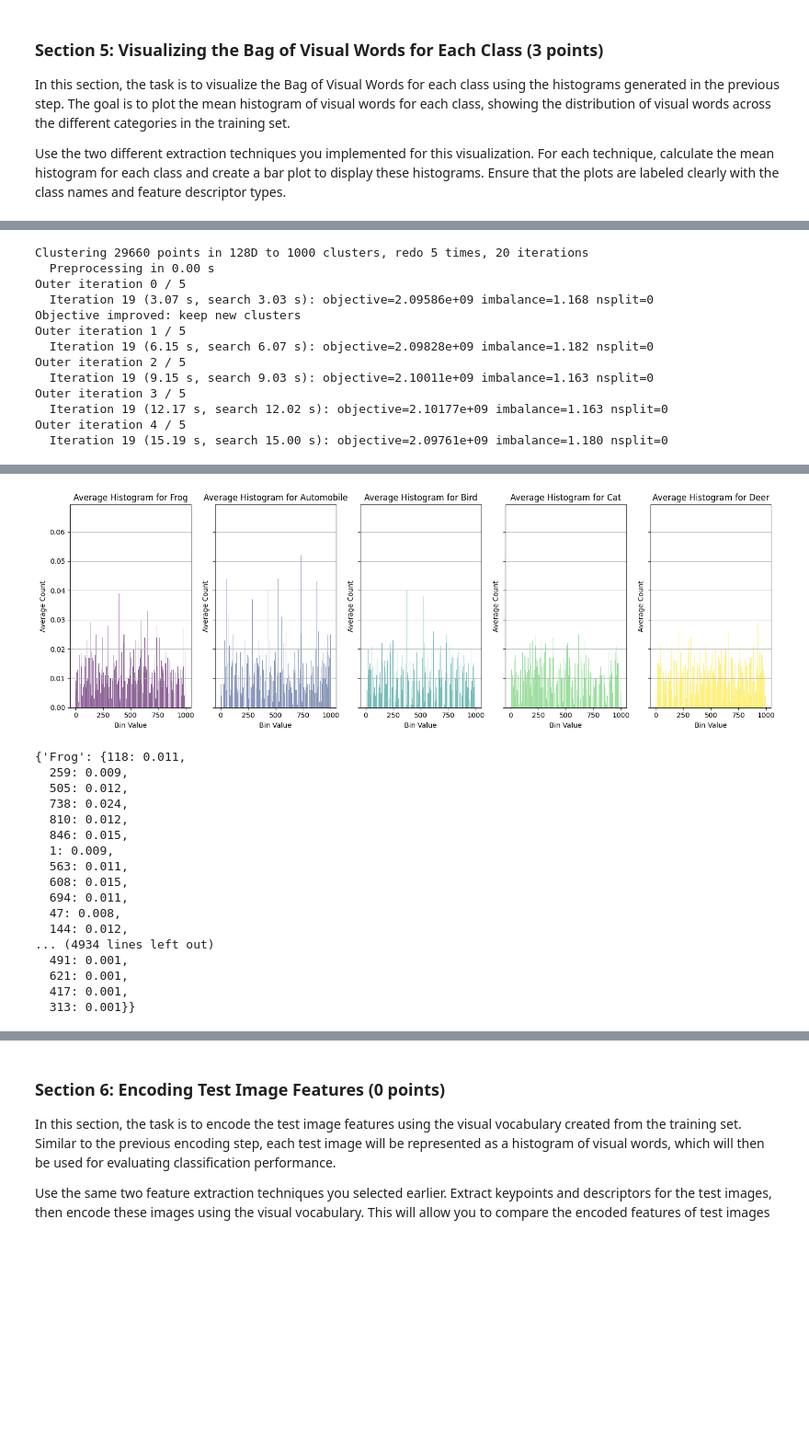
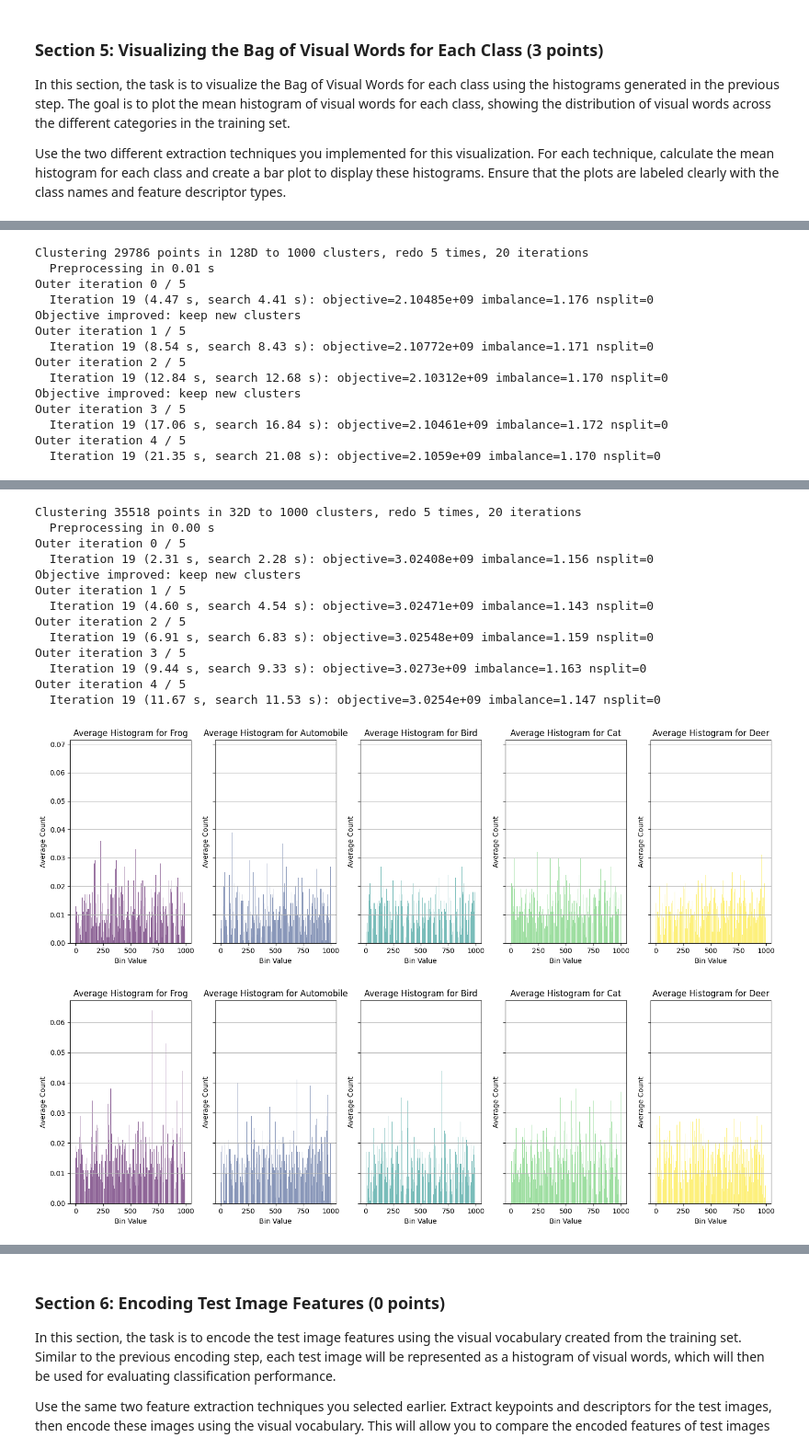
Before and after one commit to matthias-hagenauer/cv1_labs, a Jupyter notebook: cv1-lab-final-1/cv1-final-lab-part-1.ipynb, the cells around one changed output, grey strips where cells are left out. Shown at 92% size. Cells and saved outputs as stored; diff of their text form; code cells hidden in the pictures; blank space fills up the shorter version.

```diff
--- a/cv1-lab-final-1/cv1-final-lab-part-1.ipynb
+++ b/cv1-lab-final-1/cv1-final-lab-part-1.ipynb
@@ -320,12 +299,6 @@ def extract_features(images, method):
             _, descriptors = detect_keypoints_sift(img)
         elif method == 'orb':
             _, descriptors = detect_keypoints_orb(img)
-        elif method == "harris":
-            _, descriptors = detect_keypoints_harris(img)
-        elif method == "fast":
-            _, descriptors = detect_keypoints_fast(img)
-        elif method == "brisk":
-            _, descriptors, _ = detect_keypoints_brisk(img)
         if descriptors is not None and len(descriptors) > 0:
             features.extend(descriptors)
 
@@ -360,7 +333,7 @@ def visualize_clusters(features, centroids, assignments):
 
     plt.scatter(reduced_features[:, 0], reduced_features[:, 1], c=assignments, cmap='tab10', alpha=0.6)
 
-    plt.scatter(reduced_centroids[:, 0], reduced_centroids[:, 1], color='red', marker='x', s=100, label="Centroids")
+    plt.scatter(reduced_centroids[:, 0], reduced_centroids[:, 1], c="red", marker='x', s=100, label="Centroids")
 
     plt.title('Visual Vocabulary with Cluster Assignments (PCA-reduced)')
     plt.xlabel('PCA Component 1')
@@ -382,21 +355,18 @@ def get_relevant_points(features, assignments, clusters_wanted):
     return filtered_features, filtered_assignments
 
 # gets the centroids - returns a dict - e.g.{"orb_.3":[(1.2), ...], "sift_.5":[...]}
-def get_centroids(train_images, percentages = [.3, .4, .5], methods = ["orb", "sift"], visualize=True, number_of_clusters_to_display=10):
+def get_centroids(train_images, percentages = [.3, .5], methods = ["orb", "sift"], visualize=True, number_of_clusters_to_display=10):
     centroids_dict = {}
     for percent in percentages:
         if percent < 1:
             num_images = int(len(train_images) * percent)
             sampled_images = [get_random_picture()[0] for _ in range(num_images)]
         else:
-            sampled_images = train_images
+            sampled_images = [image.numpy() for image in train_images]
         for method in methods:
             features = extract_features(sampled_images, method)
             centroids, assignments = kmeans(features)
 
-            #unique, counts = np.unique(assignments, return_counts=True)
-            #assignment_counts = dict(zip(unique, counts))
-            #print(assignment_counts)
 
             if visualize:
                 features_filtered, assignments_filtered = get_relevant_points(features, assignments, list(range(number_of_clusters_to_display)))
@@ -404,5 +374,5 @@ def get_centroids(train_images, percentages = [.3, .4, .5], methods = ["orb", "s
             centroids_dict[f"{method}_{percent}"] = centroids
     return centroids_dict
 
-get_centroids(train_images, methods=["sift"])
+get_centroids(train_images, methods=["sift", "orb"])
 # %% [output]
@@ -614,6 +602,7 @@ def get_mean_histogram(centroids, train_images, train_labels, visualize = True,
 
     return average_histograms
 
-centroids_dict = get_centroids(train_images, visualize=False, percentages=[.5], methods=["sift"])
-get_mean_histogram(centroids_dict[list(centroids_dict.keys())[0]], train_images, train_labels, method="sift")
+centroids_dict = get_centroids(train_images, visualize=False, percentages=[0.5], methods=["sift", "orb"])
+get_mean_histogram(centroids_dict["sift_0.5"], train_images, train_labels, method="sift")
+get_mean_histogram(centroids_dict["orb_0.5"], train_images, train_labels, method="orb")
 # %% [output]
@@ -621,13 +610,14 @@ WARNING clustering 29660 points to 1000 centroids: please provide at least 39000
-Clustering 29660 points in 128D to 1000 clusters, redo 5 times, 20 iterations
-  Preprocessing in 0.00 s
+Clustering 29786 points in 128D to 1000 clusters, redo 5 times, 20 iterations
+  Preprocessing in 0.01 s
 Outer iteration 0 / 5
-  Iteration 19 (3.07 s, search 3.03 s): objective=2.09586e+09 imbalance=1.168 nsplit=0
+  Iteration 19 (4.47 s, search 4.41 s): objective=2.10485e+09 imbalance=1.176 nsplit=0
 Objective improved: keep new clusters
 Outer iteration 1 / 5
-  Iteration 19 (6.15 s, search 6.07 s): objective=2.09828e+09 imbalance=1.182 nsplit=0
+  Iteration 19 (8.54 s, search 8.43 s): objective=2.10772e+09 imbalance=1.171 nsplit=0
 Outer iteration 2 / 5
-  Iteration 19 (9.15 s, search 9.03 s): objective=2.10011e+09 imbalance=1.163 nsplit=0
+  Iteration 19 (12.84 s, search 12.68 s): objective=2.10312e+09 imbalance=1.170 nsplit=0
+Objective improved: keep new clusters
 Outer iteration 3 / 5
-  Iteration 19 (12.17 s, search 12.02 s): objective=2.10177e+09 imbalance=1.163 nsplit=0
+  Iteration 19 (17.06 s, search 16.84 s): objective=2.10461e+09 imbalance=1.172 nsplit=0
 Outer iteration 4 / 5
-  Iteration 19 (15.19 s, search 15.00 s): objective=2.09761e+09 imbalance=1.180 nsplit=0
+  Iteration 19 (21.35 s, search 21.08 s): objective=2.1059e+09 imbalance=1.170 nsplit=0
@@ -634,18 +625,15 @@ Outer iteration 4 / 5
+Clustering 35518 points in 32D to 1000 clusters, redo 5 times, 20 iterations
+  Preprocessing in 0.00 s
+Outer iteration 0 / 5
+  Iteration 19 (2.31 s, search 2.28 s): objective=3.02408e+09 imbalance=1.156 nsplit=0
+Objective improved: keep new clusters
+Outer iteration 1 / 5
+  Iteration 19 (4.60 s, search 4.54 s): objective=3.02471e+09 imbalance=1.143 nsplit=0
+Outer iteration 2 / 5
+  Iteration 19 (6.91 s, search 6.83 s): objective=3.02548e+09 imbalance=1.159 nsplit=0
+Outer iteration 3 / 5
+  Iteration 19 (9.44 s, search 9.33 s): objective=3.0273e+09 imbalance=1.163 nsplit=0
+Outer iteration 4 / 5
+  Iteration 19 (11.67 s, search 11.53 s): objective=3.0254e+09 imbalance=1.147 nsplit=0
-[figure, old version]
+[figure, new version]
-{'Frog': {118: 0.011,
-  259: 0.009,
-  505: 0.012,
-  738: 0.024,
-  810: 0.012,
-  846: 0.015,
-  1: 0.009,
-  563: 0.011,
-  608: 0.015,
-  694: 0.011,
-  47: 0.008,
-  144: 0.012,
-... (4934 lines left out)
-  491: 0.001,
-  621: 0.001,
-  417: 0.001,
-  313: 0.001}}
+[figure, added]
```
Also changed, not shown: parts of 5 cells of this notebook.
